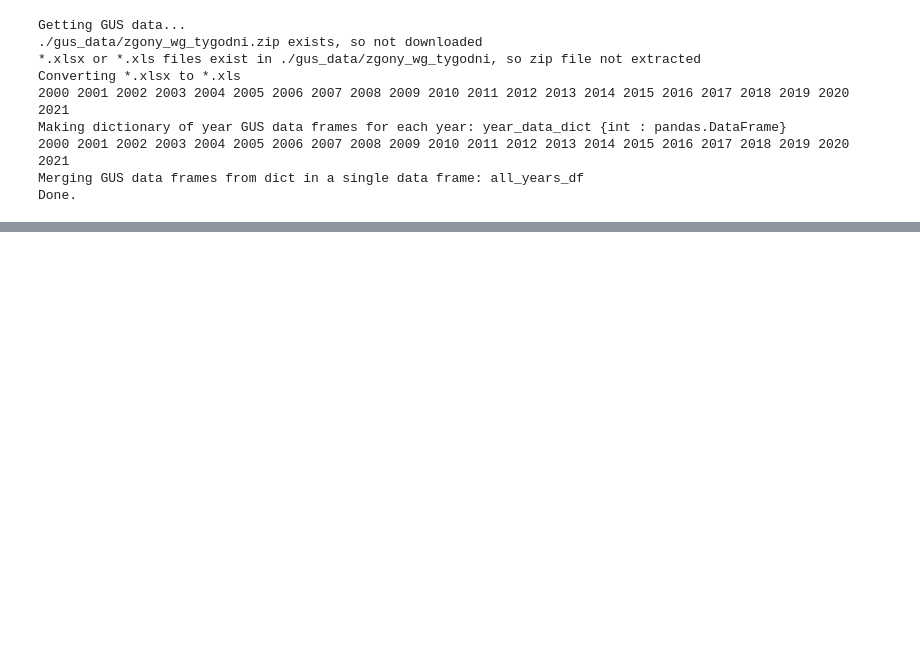
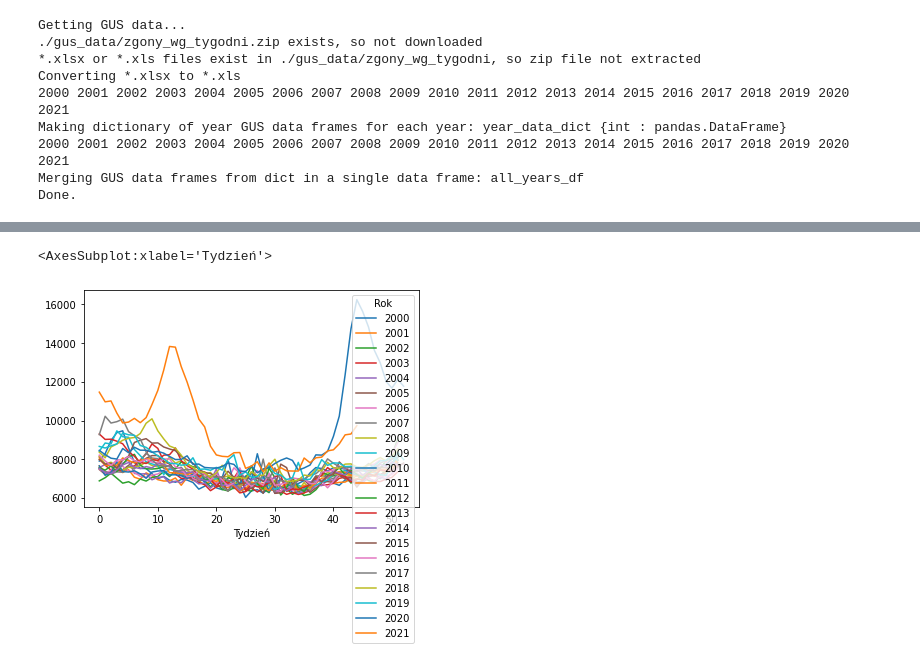
Before and after one commit to anuszka/govpl, a Jupyter notebook: GUS/gus01.ipynb, the cells around one changed output, grey strips where cells are left out. Drawn from its saved outputs; the diff is of its cells as text; code cells hidden in the pictures; blank space fills up the shorter version.

Commit message:
Test data frame filtering and plotting

```diff
--- a/GUS/gus01.ipynb
+++ b/GUS/gus01.ipynb
@@ -131,0 +132,5 @@ df_og
+# %%
+df_og.plot()
+# %% [output]
+<AxesSubplot:xlabel='Tydzień'>
+[figure, added]
```
Also changed, not shown: parts of 1 cell of this notebook.
